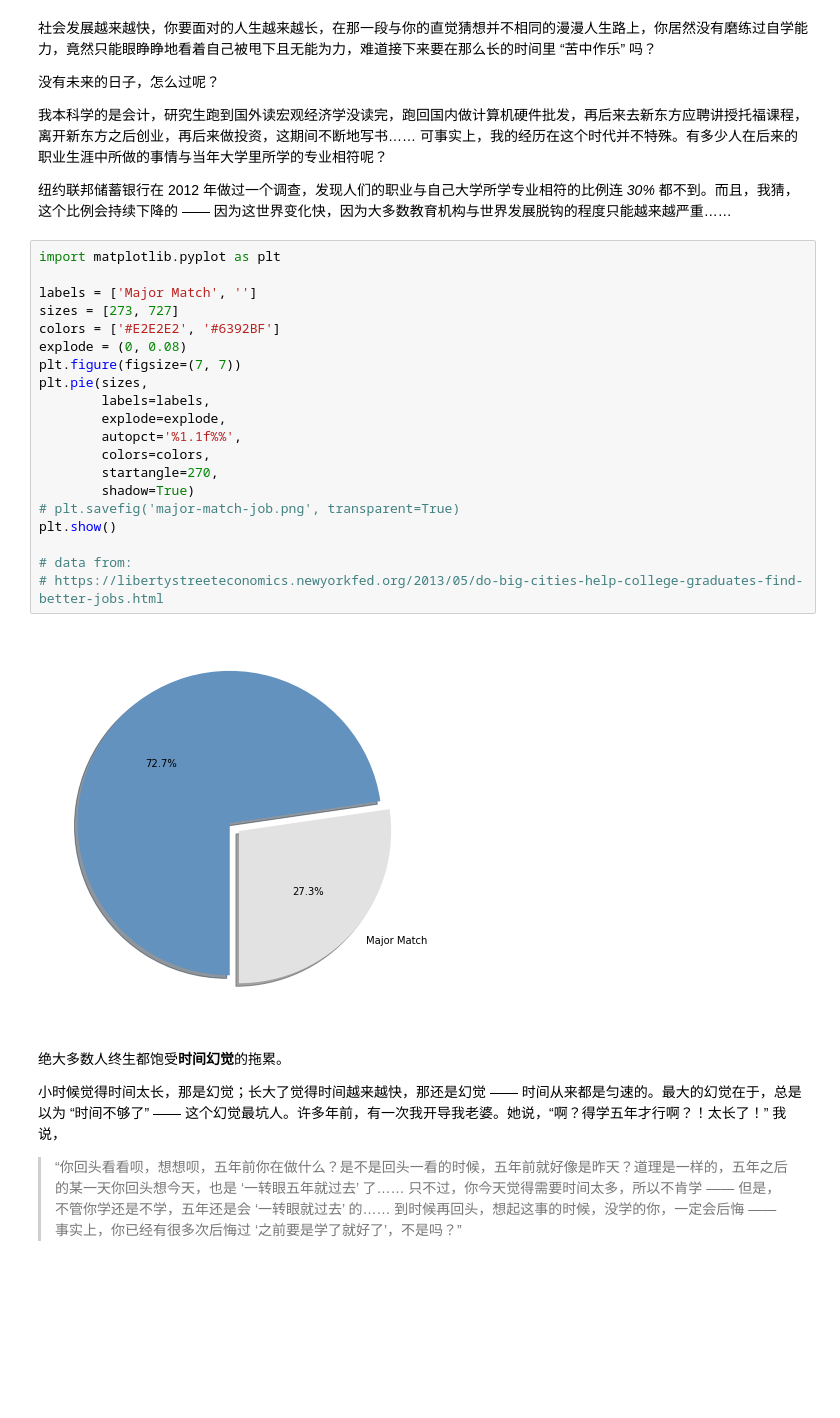
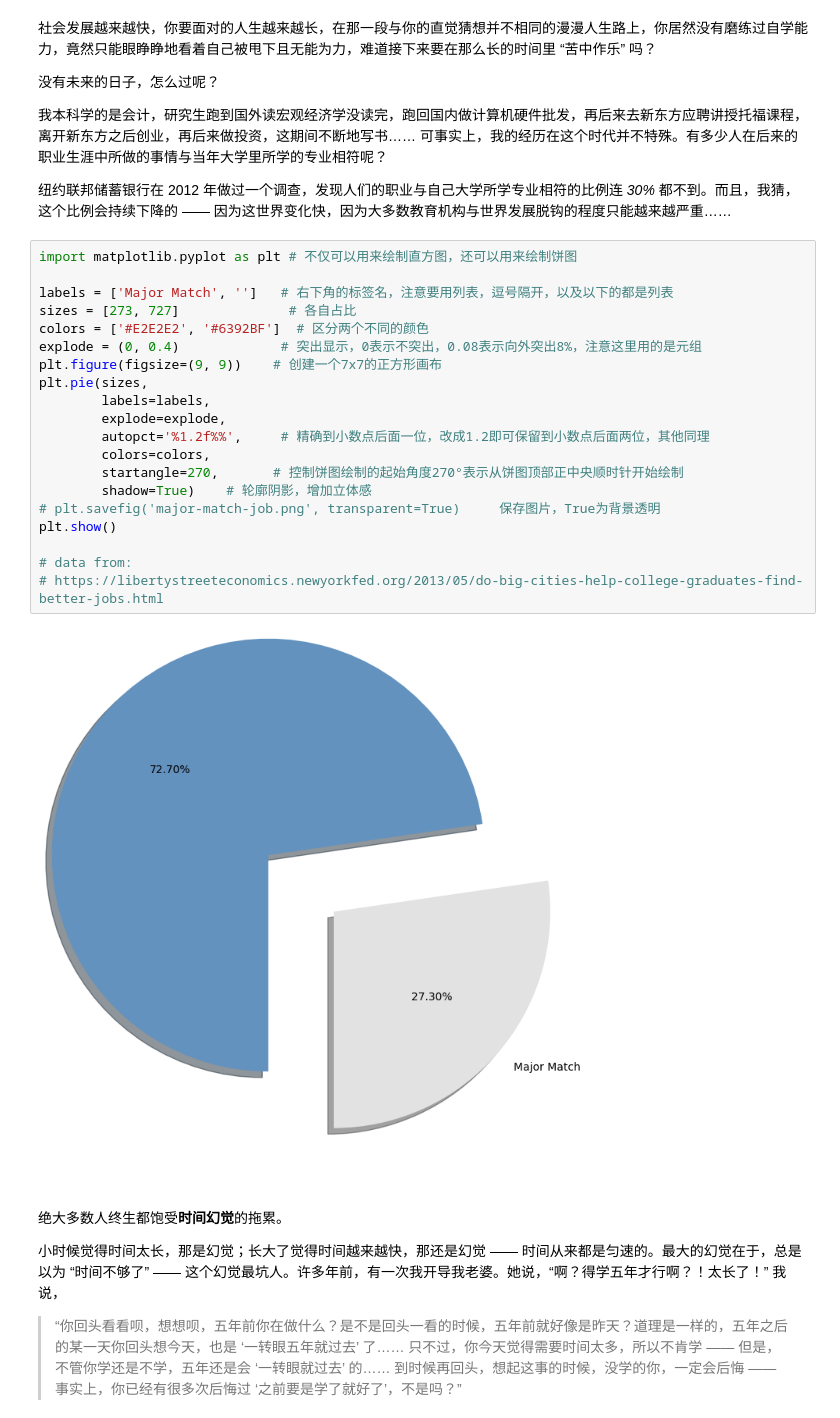
Before and after one commit to staymyself/the-craft-of-selfteaching, a Jupyter notebook: Part.1.A.better.teachyourself.ipynb, the cells around one changed output. Drawn from its saved outputs; the diff is of its cells as text; blank space fills up the shorter version.

```diff
--- a/Part.1.A.better.teachyourself.ipynb
+++ b/Part.1.A.better.teachyourself.ipynb
@@ -107,27 +107,27 @@ plt.show()
 
 纽约联邦储蓄银行在 2012 年做过一个调查，发现人们的职业与自己大学所学专业相符的比例连 _30%_ 都不到。而且，我猜，这个比例会持续下降的 —— 因为这世界变化快，因为大多数教育机构与世界发展脱钩的程度只能越来越严重……
 # %%
-import matplotlib.pyplot as plt
+import matplotlib.pyplot as plt # 不仅可以用来绘制直方图，还可以用来绘制饼图
 
-labels = ['Major Match', '']
-sizes = [273, 727]
-colors = ['#E2E2E2', '#6392BF']
-explode = (0, 0.08)
-plt.figure(figsize=(7, 7))
+labels = ['Major Match', '']   # 右下角的标签名，注意要用列表，逗号隔开，以及以下的都是列表
+sizes = [273, 727]              # 各自占比
+colors = ['#E2E2E2', '#6392BF']  # 区分两个不同的颜色
+explode = (0, 0.4)             # 突出显示，0表示不突出，0.08表示向外突出8%，注意这里用的是元组
+plt.figure(figsize=(9, 9))    # 创建一个7x7的正方形画布
 plt.pie(sizes,
         labels=labels,
         explode=explode,
-        autopct='%1.1f%%',
+        autopct='%1.2f%%',     # 精确到小数点后面一位，改成1.2即可保留到小数点后面两位，其他同理
         colors=colors,
-        startangle=270,
-        shadow=True)
-# plt.savefig('major-match-job.png', transparent=True)
+        startangle=270,       # 控制饼图绘制的起始角度270°表示从饼图顶部正中央顺时针开始绘制
+        shadow=True)    # 轮廓阴影，增加立体感
+# plt.savefig('major-match-job.png', transparent=True)     保存图片，True为背景透明
 plt.show()
 
 # data from:
 # https://libertystreeteconomics.newyorkfed.org/2013/05/do-big-cities-help-college-graduates-find-better-jobs.html
 # %% [output]
-[figure, old version]
+[figure, new version]
 # %% [markdown]
 绝大多数人终生都饱受**时间幻觉**的拖累。
 
```
